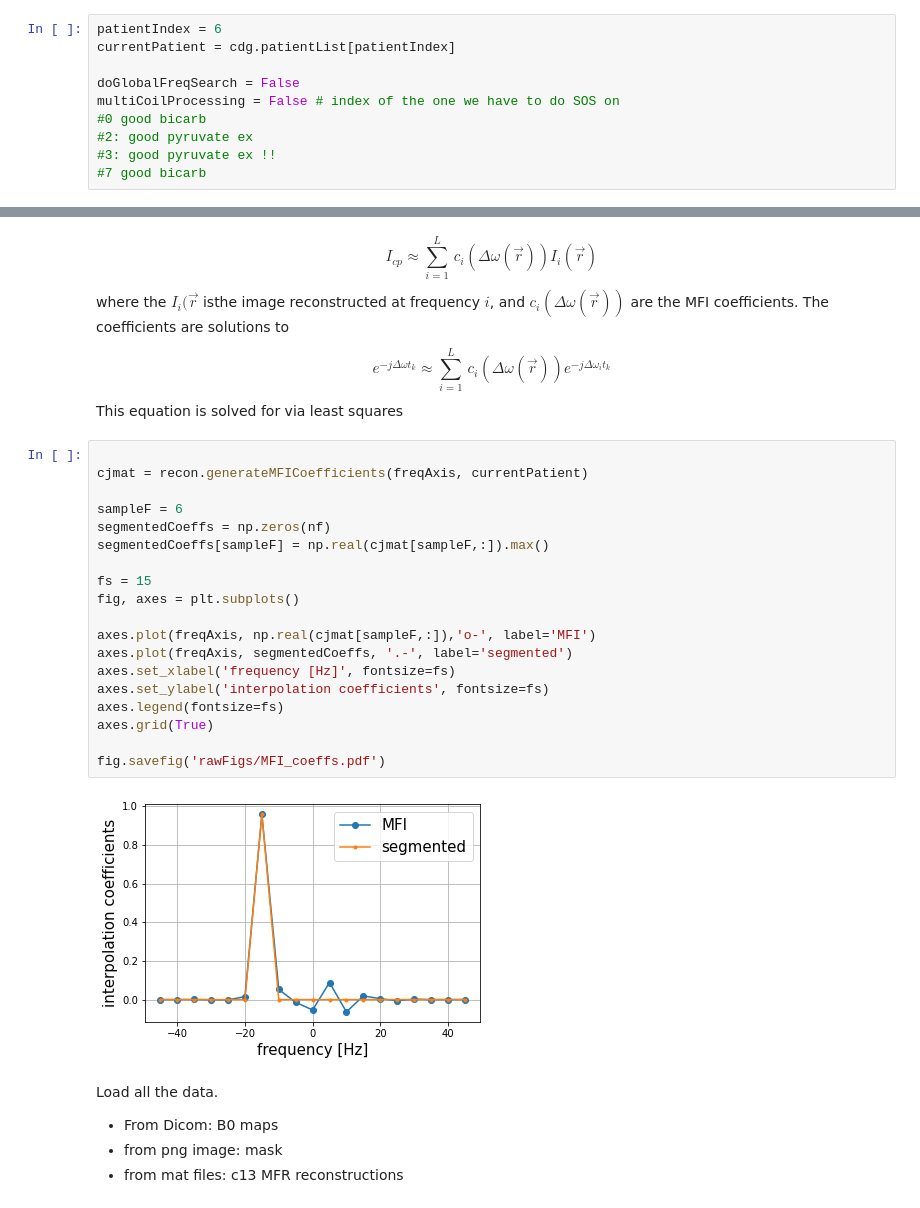
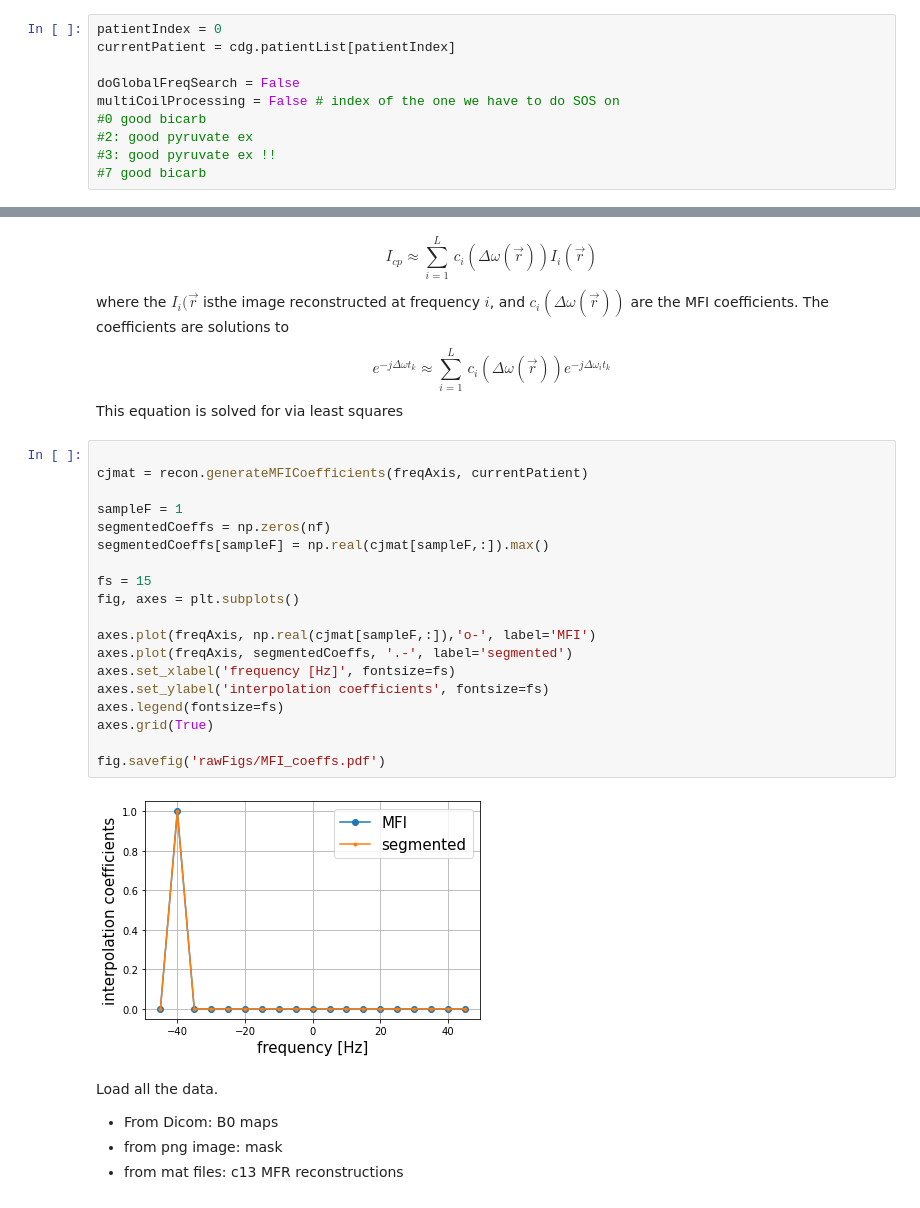
Before and after one commit to galenreed/spiralB0MapCorrection, a Jupyter notebook: 2_applyB0Corrections_single.ipynb, the cells around one changed output, grey strips where cells are left out. Saved outputs shown, nothing was run; the diff lists cells and outputs as text.

```diff
--- a/2_applyB0Corrections_single.ipynb
+++ b/2_applyB0Corrections_single.ipynb
@@ -19,7 +19,7 @@ import validationPipelineFunctions as validate
 def closestIndex(f, faxis):
     return np.argmin(np.abs(faxis-f))
 # %%
-patientIndex = 6
+patientIndex = 0
 currentPatient = cdg.patientList[patientIndex]
 
 doGlobalFreqSearch = False
@@ -58,24 +58,24 @@ This equation is solved for via least squares
 # %%
 
 cjmat = recon.generateMFICoefficients(freqAxis, currentPatient)
 
-sampleF = 6
+sampleF = 1
 segmentedCoeffs = np.zeros(nf)
 segmentedCoeffs[sampleF] = np.real(cjmat[sampleF,:]).max()
 
 fs = 15
 fig, axes = plt.subplots()
 
 axes.plot(freqAxis, np.real(cjmat[sampleF,:]),'o-', label='MFI')
 axes.plot(freqAxis, segmentedCoeffs, '.-', label='segmented')
 axes.set_xlabel('frequency [Hz]', fontsize=fs)
 axes.set_ylabel('interpolation coefficients', fontsize=fs)
 axes.legend(fontsize=fs)
 axes.grid(True)
 
 fig.savefig('rawFigs/MFI_coeffs.pdf')
 # %% [output]
-[figure, old version]
+[figure, new version]
 # %% [markdown]
 Load all the data.
 * From Dicom: B0 maps
```
Also changed, not shown: parts of 20 cells of this notebook, 5 other files.
